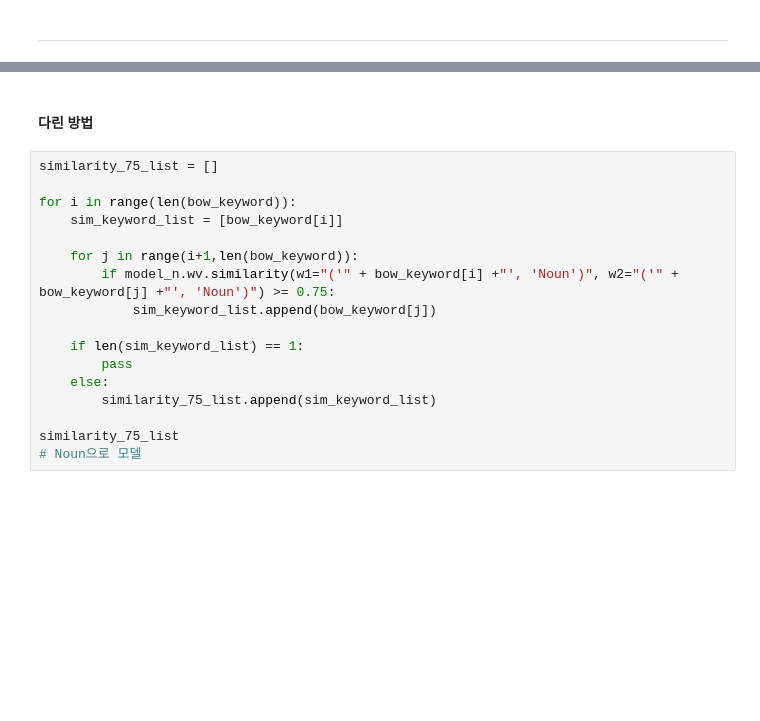
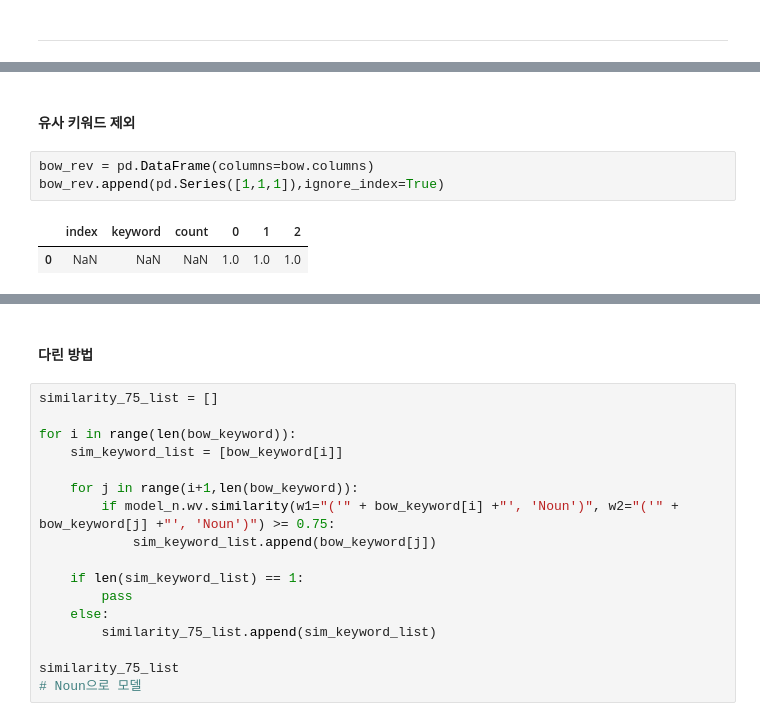
Before and after one commit to JourneyKo/ssodam, a Jupyter notebook: topic_more.ipynb, the cells around one changed output, grey strips where cells are left out. Saved outputs shown, nothing was run; the diff lists cells and outputs as text; blank space fills up the shorter version.

```diff
--- a/topic_more.ipynb
+++ b/topic_more.ipynb
@@ -255,0 +306,8 @@ plt.show()
+# %% [markdown]
+#### 유사 키워드 제외
+# %%
+bow_rev = pd.DataFrame(columns=bow.columns)
+bow_rev.append(pd.Series([1,1,1]),ignore_index=True)
+# %% [output]
+|  | index | keyword | count | 0 | 1 | 2 |
+| 0 | NaN | NaN | NaN | 1.0 | 1.0 | 1.0 |
```
Also changed, not shown: parts of 24 cells of this notebook, 2 other files.
